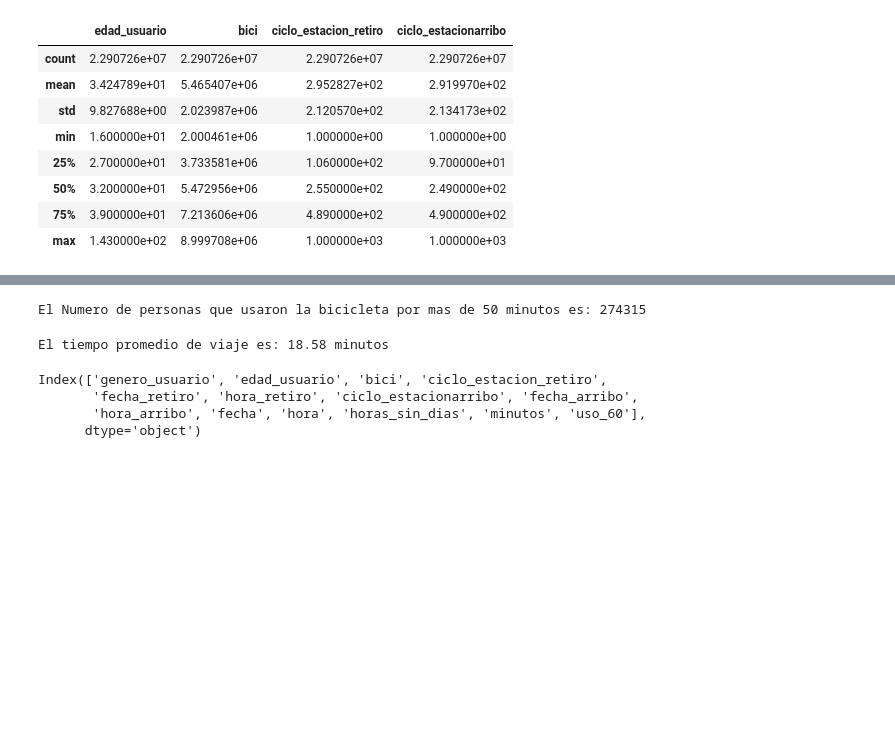
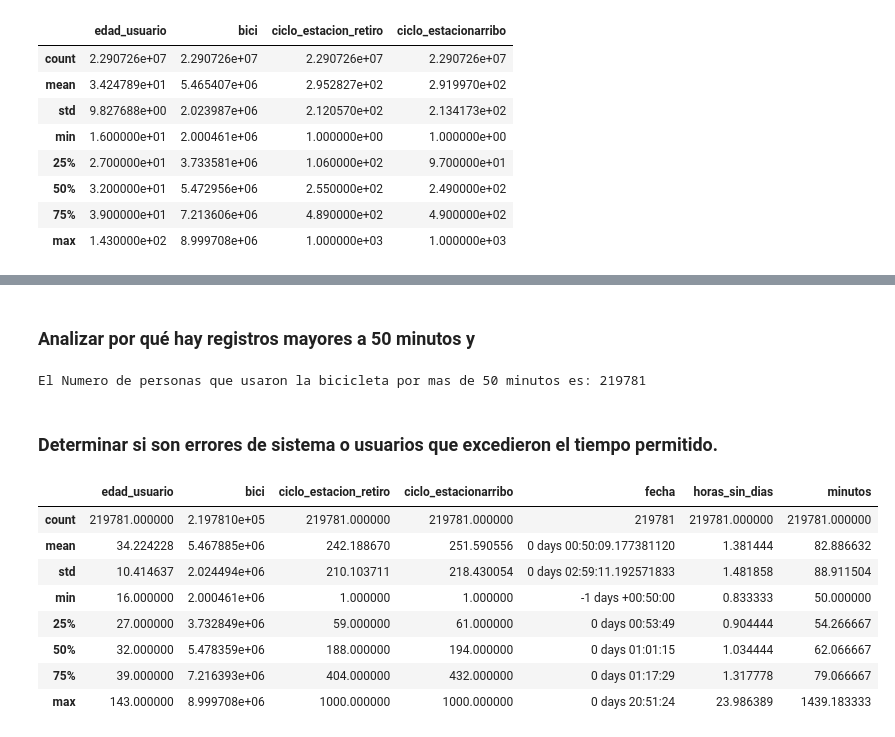
Before and after one commit to RodolfoQuintanilla/anlisisEcoBiciCDMX, a Jupyter notebook: notebook/EDA.ipynb, the cells around one changed output, grey strips where cells are left out. Drawn from its saved outputs; the diff is of its cells as text; code cells hidden in the pictures; blank space fills up the shorter version.

```diff
--- a/notebook/EDA.ipynb
+++ b/notebook/EDA.ipynb
@@ -60,23 +62,29 @@ df['fecha'] = pd.to_timedelta(df['fecha'])
 df['horas_sin_dias'] = (df['fecha'] % pd.Timedelta(days=1)).dt.total_seconds() / 3600
 # %%
 df['minutos'] = df['horas_sin_dias'] * 60
+# %% [markdown]
+### Analizar por qué hay registros mayores a 50 minutos y
 # %%
+df_mayor_50 = df[df['minutos'] >= 50]
+
 numero = (df['minutos'] >= 50).sum()
 
+
+
 print(f'El Numero de personas que usaron la bicicleta por mas de 50 minutos es: {numero}')
 # %% [output]
-El Numero de personas que usaron la bicicleta por mas de 50 minutos es: 274315
+El Numero de personas que usaron la bicicleta por mas de 50 minutos es: 219781
-# %%
-#Calcular el tiempo promedio de viaje
-vieaje_promedio = df['minutos'].mean()
-
-print(f'El tiempo promedio de viaje es: {vieaje_promedio:.2f} minutos')
-# %% [output]
-El tiempo promedio de viaje es: 18.58 minutos
-# %%
-df.columns
-# %% [output]
-Index(['genero_usuario', 'edad_usuario', 'bici', 'ciclo_estacion_retiro',
-       'fecha_retiro', 'hora_retiro', 'ciclo_estacionarribo', 'fecha_arribo',
-       'hora_arribo', 'fecha', 'hora', 'horas_sin_dias', 'minutos', 'uso_60'],
-      dtype='object')
+# %% [markdown]
+### Determinar si son errores de sistema o usuarios que excedieron el tiempo permitido.
+# %%
+df_mayor_50.describe()
+# %% [output]
+|  | edad_usuario | bici | ciclo_estacion_retiro | ciclo_estacionarribo | fecha | horas_sin_dias | minutos |
+| count | 219781.000000 | 2.197810e+05 | 219781.000000 | 219781.000000 | 219781 | 219781.000000 | 219781.000000 |
+| mean | 34.224228 | 5.467885e+06 | 242.188670 | 251.590556 | 0 days 00:50:09.177381120 | 1.381444 | 82.886632 |
+| std | 10.414637 | 2.024494e+06 | 210.103711 | 218.430054 | 0 days 02:59:11.192571833 | 1.481858 | 88.911504 |
+| min | 16.000000 | 2.000461e+06 | 1.000000 | 1.000000 | -1 days +00:50:00 | 0.833333 | 50.000000 |
+| 25% | 27.000000 | 3.732849e+06 | 59.000000 | 61.000000 | 0 days 00:53:49 | 0.904444 | 54.266667 |
+| 50% | 32.000000 | 5.478359e+06 | 188.000000 | 194.000000 | 0 days 01:01:15 | 1.034444 | 62.066667 |
+| 75% | 39.000000 | 7.216393e+06 | 404.000000 | 432.000000 | 0 days 01:17:29 | 1.317778 | 79.066667 |
+| max | 143.000000 | 8.999708e+06 | 1000.000000 | 1000.000000 | 0 days 20:51:24 | 23.986389 | 1439.183333 |
```
Also changed, not shown: parts of 17 cells of this notebook, 4 other files.
